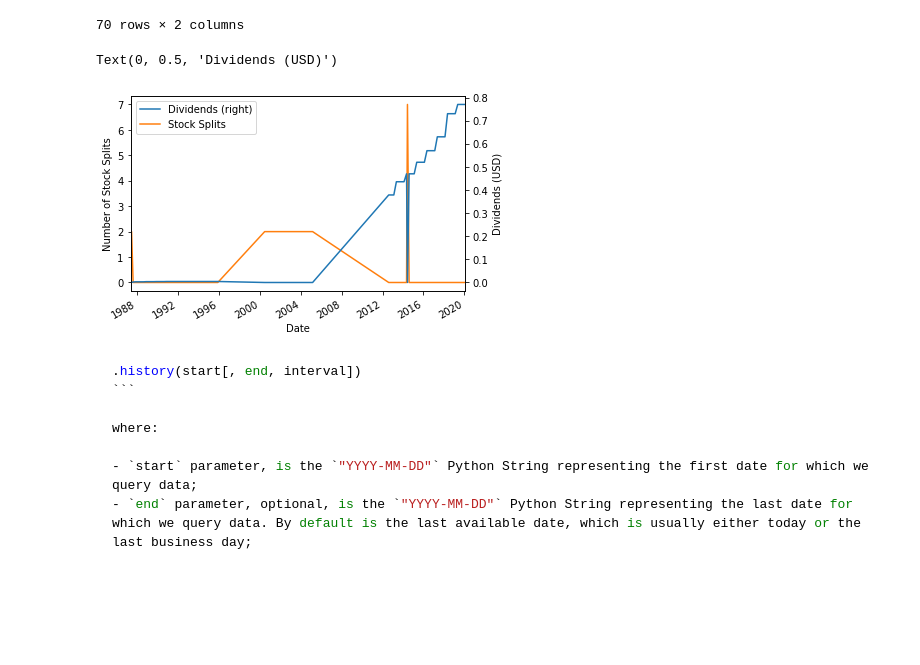
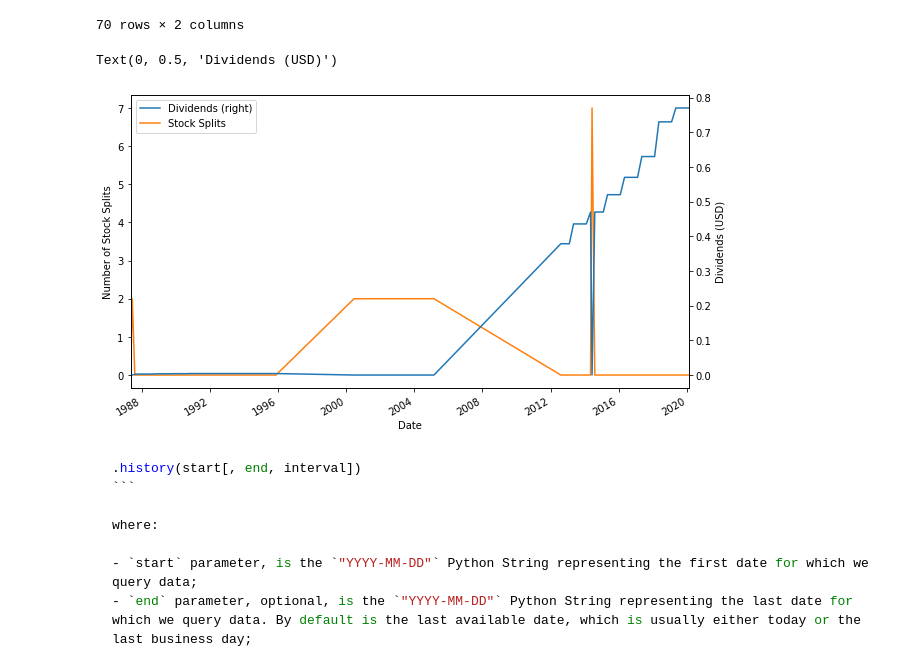
Before and after one commit to gabrielepompa88/IT-For-Business-And-Finance-2019-20, a Jupyter notebook: Notebooks/Data_Analysis___Financial_Time_Series.ipynb, the cells around one changed output. Cells and saved outputs as stored; diff of their text form; code cells hidden in the pictures; blank space fills up the shorter version.

`````diff
--- a/Notebooks/Data_Analysis___Financial_Time_Series.ipynb
+++ b/Notebooks/Data_Analysis___Financial_Time_Series.ipynb
@@ -252,13 +250,13 @@ aapl.actions
 | 2020-02-07 | 0.77000 | 0.0 |
 70 rows × 2 columns
 # %%
-ax = aapl.actions.plot(secondary_y="Dividends")
+ax = aapl.actions.plot(secondary_y="Dividends", figsize=(10,6))
 
 ax.set_ylabel("Number of Stock Splits")
 ax.right_ax.set_ylabel("Dividends (USD)")
 # %% [output]
 Text(0, 0.5, 'Dividends (USD)')
-[figure, old version]
+[figure, new version]
 # %% [markdown]
 ````python
 .history(start[, end, interval])
`````
Also changed, not shown: parts of 118 cells of this notebook.
